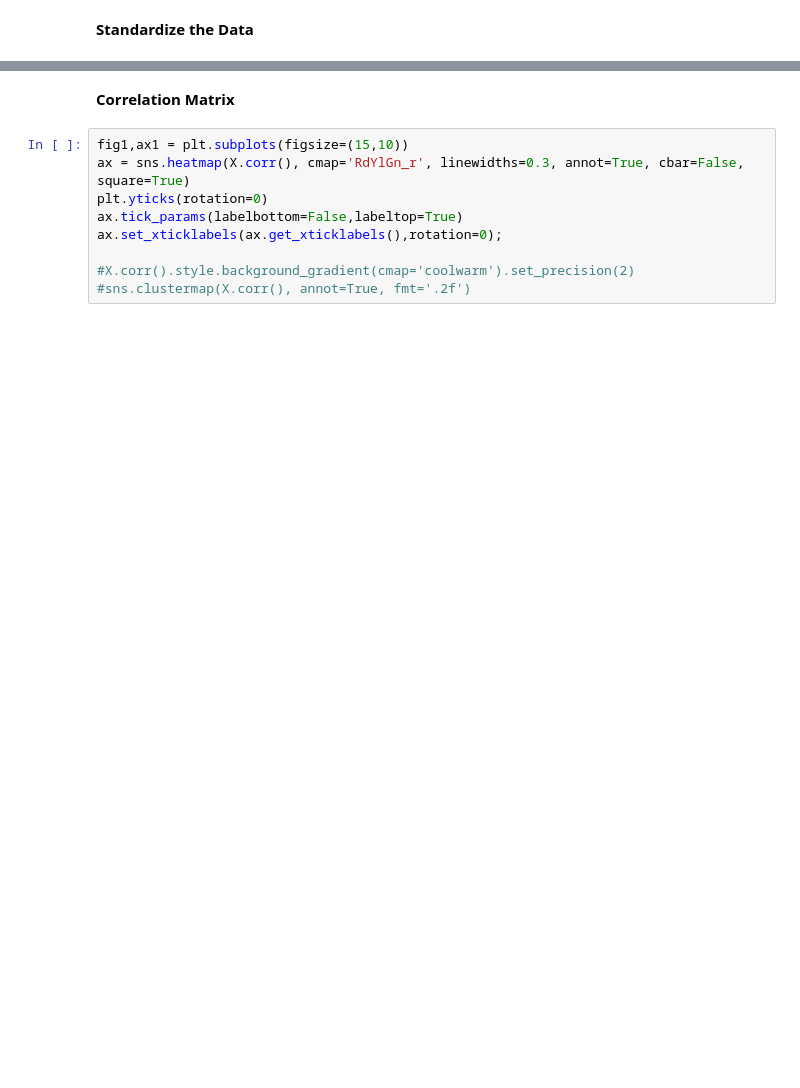
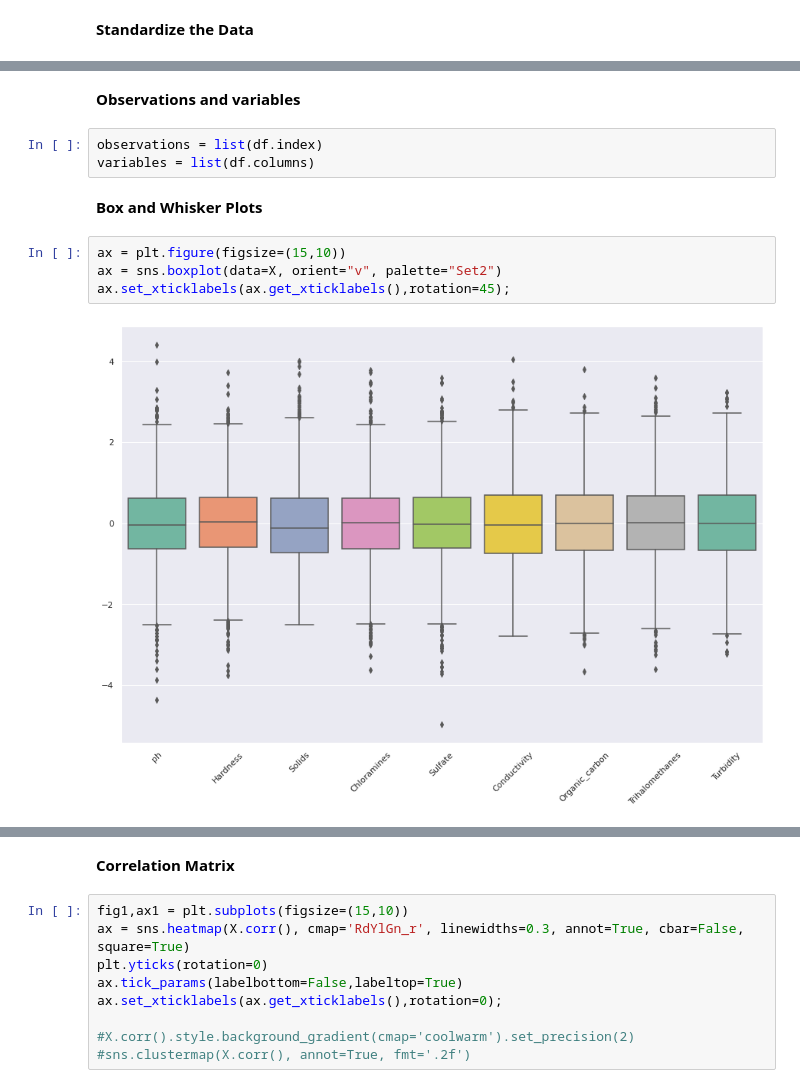
Before and after one commit to nelmalfernando/Nelmal_INSE_6220_Project, a Jupyter notebook: INSE_6220_Project.ipynb, the cells around one changed output, grey strips where cells are left out. Saved outputs shown, nothing was run; the diff lists cells and outputs as text; blank space fills up the shorter version.

```diff
--- a/INSE_6220_Project.ipynb
+++ b/INSE_6220_Project.ipynb
@@ -142,0 +174,13 @@ X.describe().transpose()
+# %% [markdown]
+**Observations and variables**
+# %%
+observations = list(df.index)
+variables = list(df.columns)
+# %% [markdown]
+**Box and Whisker Plots**
+# %%
+ax = plt.figure(figsize=(15,10))
+ax = sns.boxplot(data=X, orient="v", palette="Set2")
+ax.set_xticklabels(ax.get_xticklabels(),rotation=45);
+# %% [output]
+[figure, added]
```
Also changed, not shown: parts of 17 cells of this notebook.
